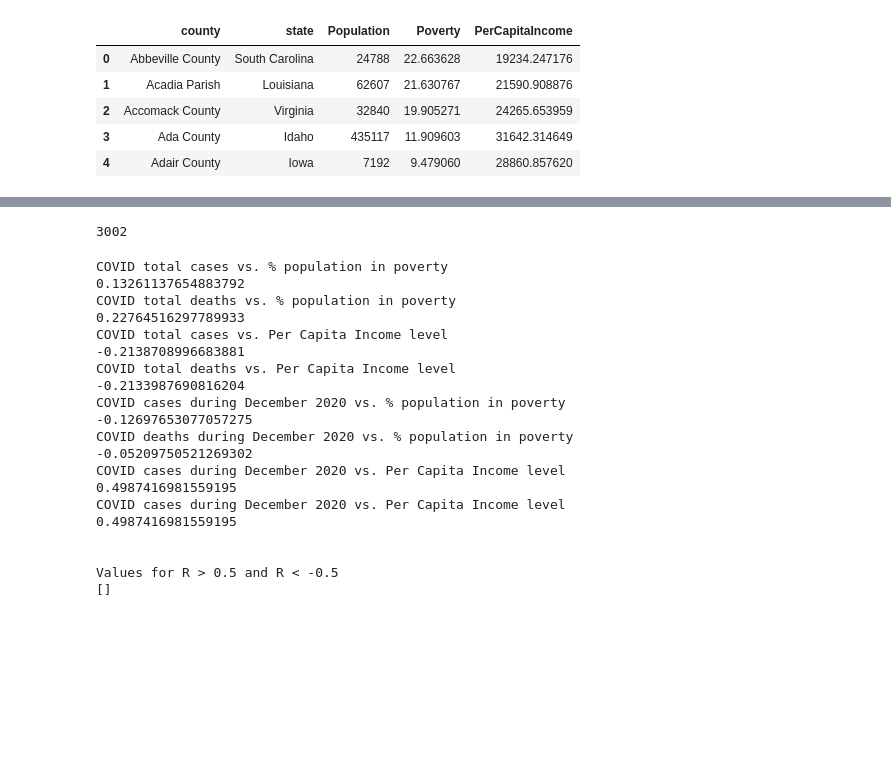
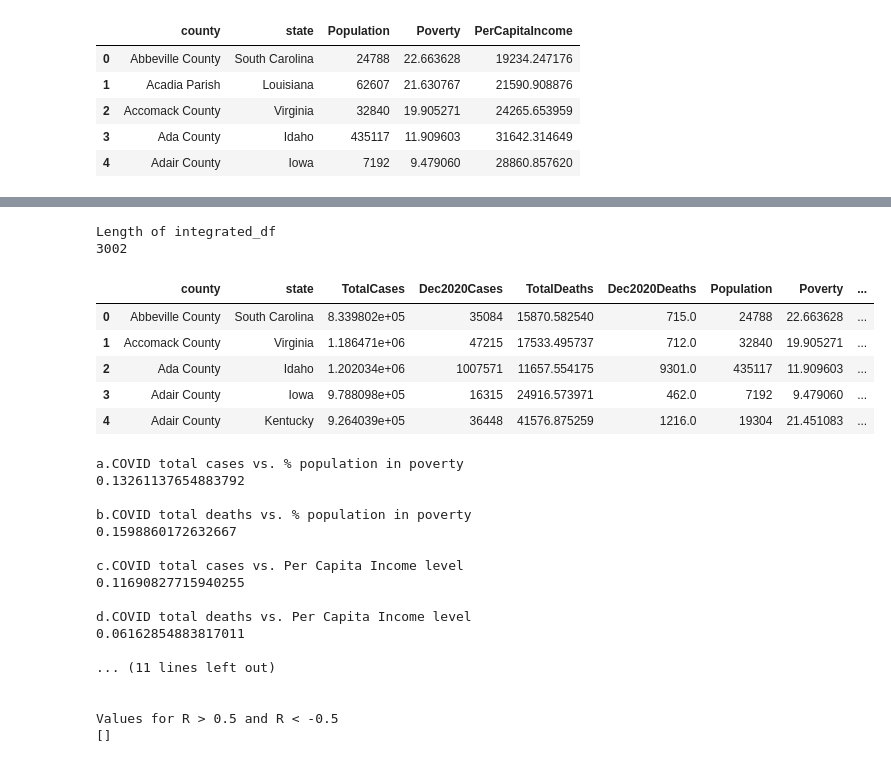
Before and after one commit to poojanalan10/OregonHighway, a Jupyter notebook: Data_Integration_Activity.ipynb, the cells around one changed output, grey strips where cells are left out. Cells and saved outputs as stored; diff of their text form; code cells hidden in the pictures; blank space fills up the shorter version.

```diff
--- a/Data_Integration_Activity.ipynb
+++ b/Data_Integration_Activity.ipynb
@@ -213,20 +222,28 @@ print(len(covidReportAllCounties))
 # %%
 #Integrated Data for USA
 pd.options.display.max_columns = None
 pd.options.display.max_rows = None
 
 integrated_df=covidReportAllCounties.merge(ACSdata, on=['county','state'], how='inner')
 integrated_df['TotalCases'] = (integrated_df['TotalCases']*100000)/integrated_df['Population']
 integrated_df['TotalDeaths'] = (integrated_df['TotalDeaths']*100000)/integrated_df['Population']
 integrated_df.head(24)
+print("Length of integrated_df")
 print(len(integrated_df))
 # integrated_df.to_csv('data.csv',index=False)
 # from google.colab import files
 # files.download("data.csv")
 
-#integratedDataAllCounties.head()
+integrated_df.head()
 # %% [output]
+Length of integrated_df
 3002
+|  | county | state | TotalCases | Dec2020Cases | TotalDeaths | Dec2020Deaths | Population | Poverty | ... |
+| 0 | Abbeville County | South Carolina | 8.339802e+05 | 35084 | 15870.582540 | 715.0 | 24788 | 22.663628 | ... |
+| 1 | Accomack County | Virginia | 1.186471e+06 | 47215 | 17533.495737 | 712.0 | 32840 | 19.905271 | ... |
+| 2 | Ada County | Idaho | 1.202034e+06 | 1007571 | 11657.554175 | 9301.0 | 435117 | 11.909603 | ... |
+| 3 | Adair County | Iowa | 9.788098e+05 | 16315 | 24916.573971 | 462.0 | 7192 | 9.479060 | ... |
+| 4 | Adair County | Kentucky | 9.264039e+05 | 36448 | 41576.875259 | 1216.0 | 19304 | 21.451083 | ... |
 # %%
 #Oregon data from the above integrated data of ACS and Covid
 OregonRData = []
@@ -234,49 +251,49 @@ Oregondata = integrated_df[(integrated_df['state'] == 'Oregon')]
 #print(Oregondata)
 #COVID total cases vs. % population in poverty
 R1 = (integrated_df['TotalCases']*integrated_df['Population']/100000).corr(Oregondata['Poverty'])
-print("COVID total cases vs. % population in poverty")
+print("\na.COVID total cases vs. % population in poverty")
 print(R1)
 OregonRData.append(R1)
 
 #COVID total deaths vs. % population in poverty
-R2 = Oregondata['TotalDeaths'].corr(Oregondata['Poverty'])
-print("COVID total deaths vs. % population in poverty")
+R2 = (Oregondata['TotalDeaths']*integrated_df['Population']/100000).corr(Oregondata['Poverty'])
+print("\nb.COVID total deaths vs. % population in poverty")
 print(R2)
 OregonRData.append(R2)
 
 #COVID total cases vs. Per Capita Income level
-R3 = Oregondata['TotalCases'].corr(Oregondata['PerCapitaIncome'])
-print("COVID total cases vs. Per Capita Income level")
+R3 = (Oregondata['TotalCases']*integrated_df['Population']/100000).corr(Oregondata['PerCapitaIncome'])
+print("\nc.COVID total cases vs. Per Capita Income level")
 print(R3)
 OregonRData.append(R3)
 
 #COVID total deaths vs. Per Capita Income level
-R4 = Oregondata['TotalDeaths'].corr(Oregondata['PerCapitaIncome'])
-print("COVID total deaths vs. Per Capita Income level")
+R4 = (Oregondata['TotalDeaths']*integrated_df['Population']/100000).corr(Oregondata['PerCapitaIncome'])
+print("\nd.COVID total deaths vs. Per Capita Income level")
 print(R4)
 OregonRData.append(R4)
 
 #COVID cases during December 2020 vs. % population in poverty
 R5 = Oregondata['Dec2020Cases'].corr(Oregondata['Poverty'])
-print("COVID cases during December 2020 vs. % population in poverty")
+print("\ne.COVID cases during December 2020 vs. % population in poverty")
 print(R5)
 OregonRData.append(R5)
 
 #COVID deaths during December 2020 vs. % population in poverty
 R6 = Oregondata['Dec2020Deaths'].corr(Oregondata['Poverty'])
-print("COVID deaths during December 2020 vs. % population in poverty")
+print("\nf.COVID deaths during December 2020 vs. % population in poverty")
 print(R6)
 OregonRData.append(R6)
 
 #COVID cases during December 2020 vs. Per Capita Income level
 R7 = Oregondata['Dec2020Cases'].corr(Oregondata['PerCapitaIncome'])
-print("COVID cases during December 2020 vs. Per Capita Income level")
+print("\ng.COVID cases during December 2020 vs. Per Capita Income level")
 print(R7)
 OregonRData.append(R7)
 
 #COVID cases during December 2020 vs. Per Capita Income level
 R8 = Oregondata['Dec2020Cases'].corr(Oregondata['PerCapitaIncome'])
-print("COVID cases during December 2020 vs. Per Capita Income level")
+print("\nh.COVID cases during December 2020 vs. Per Capita Income level")
 print(R8)
 OregonRData.append(R8)
 
@@ -290,22 +307,19 @@ print("\n")
 print("Values for R > 0.5 and R < -0.5")
 print(scatterplotOregon)
 # %% [output]
-COVID total cases vs. % population in poverty
+a.COVID total cases vs. % population in poverty
 0.13261137654883792
-COVID total deaths vs. % population in poverty
-0.22764516297789933
-COVID total cases vs. Per Capita Income level
--0.2138708996683881
-COVID total deaths vs. Per Capita Income level
--0.2133987690816204
-COVID cases during December 2020 vs. % population in poverty
--0.12697653077057275
-COVID deaths during December 2020 vs. % population in poverty
--0.05209750521269302
-COVID cases during December 2020 vs. Per Capita Income level
-0.4987416981559195
-COVID cases during December 2020 vs. Per Capita Income level
-0.4987416981559195
+
+b.COVID total deaths vs. % population in poverty
+0.1598860172632667
+
+c.COVID total cases vs. Per Capita Income level
+0.11690827715940255
+
+d.COVID total deaths vs. Per Capita Income level
+0.06162854883817011
+
+... (11 lines left out)
 
 
 Values for R > 0.5 and R < -0.5
```
Also changed, not shown: parts of 2 cells of this notebook.
